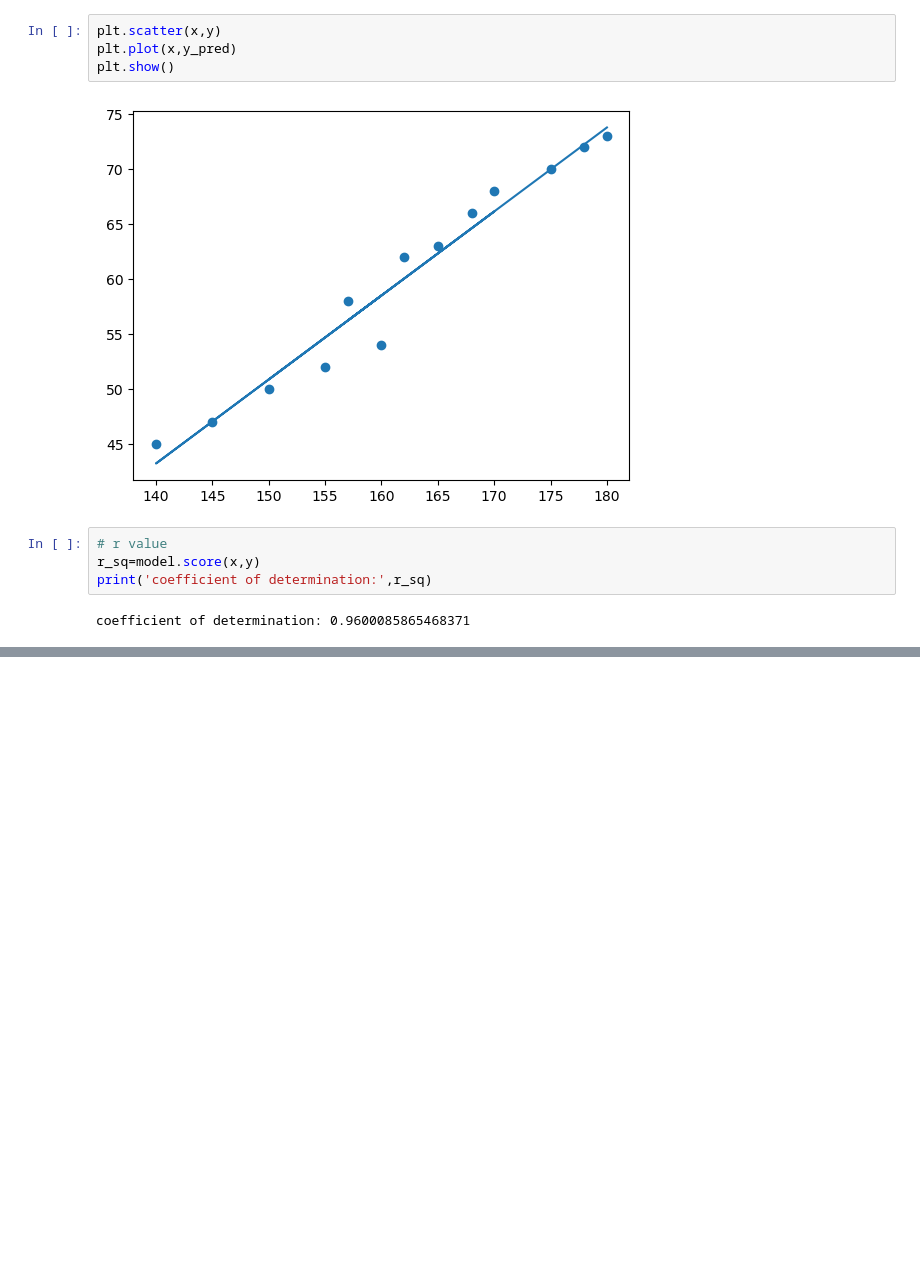
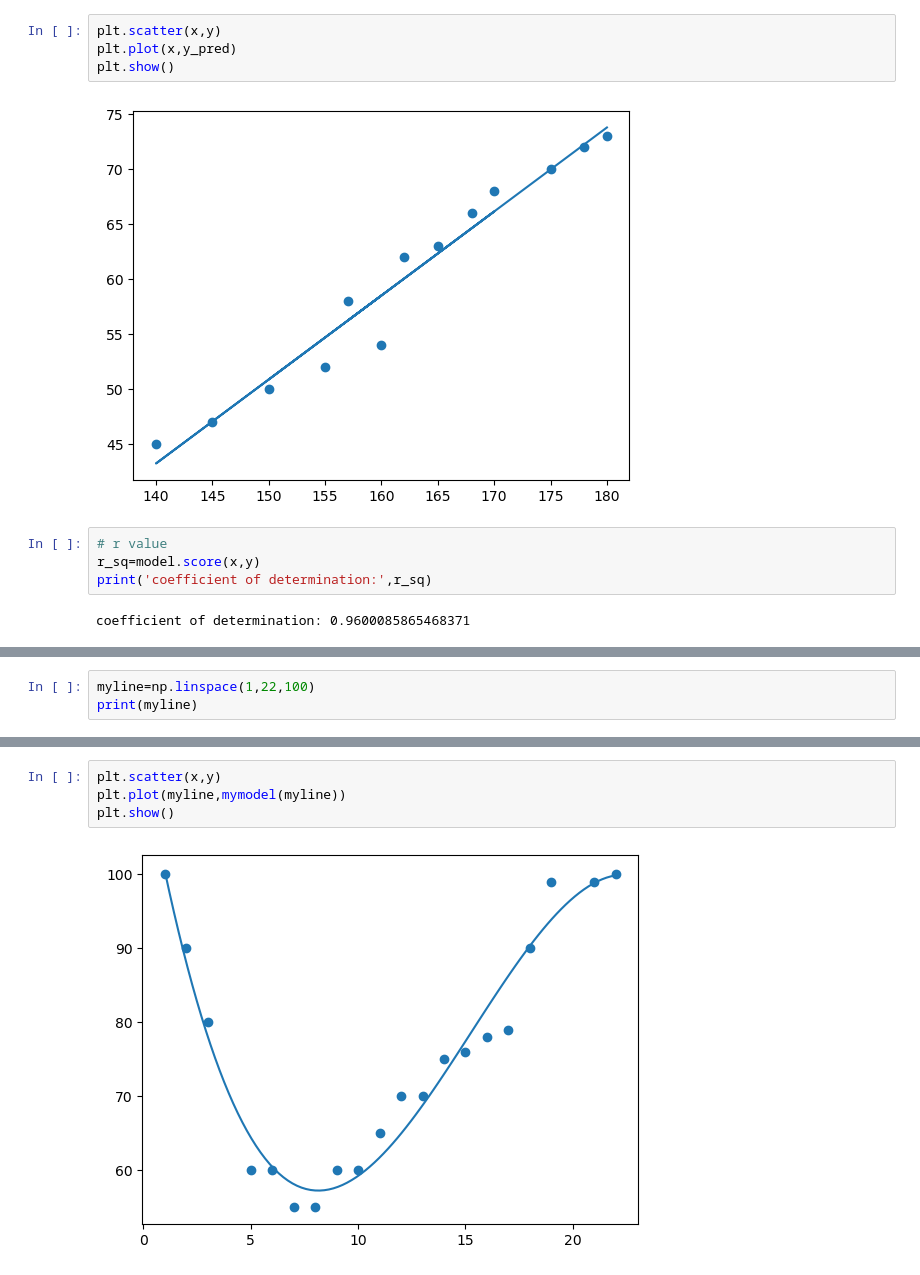
Before and after one commit to vedant23nanoti-spec/Python-ML--libraries-, a Jupyter notebook: intro to machine learning.ipynb, the cells around one changed output, grey strips where cells are left out. Drawn from its saved outputs; the diff is of its cells as text; blank space fills up the shorter version.

```diff
--- a/intro to machine learning.ipynb
+++ b/intro to machine learning.ipynb
@@ -177,0 +275,3 @@ TypeError: LinearModel.predict() missing 1 required positional argument: 'X'
+# %%
+myline=np.linspace(1,22,100)
+print(myline)
@@ -177,0 +296,6 @@ TypeError: LinearModel.predict() missing 1 required positional argument: 'X'
+# %%
+plt.scatter(x,y)
+plt.plot(myline,mymodel(myline))
+plt.show()
+# %% [output]
+[figure, added]
```
Also changed, not shown: parts of 40 cells of this notebook, 3 other files.
